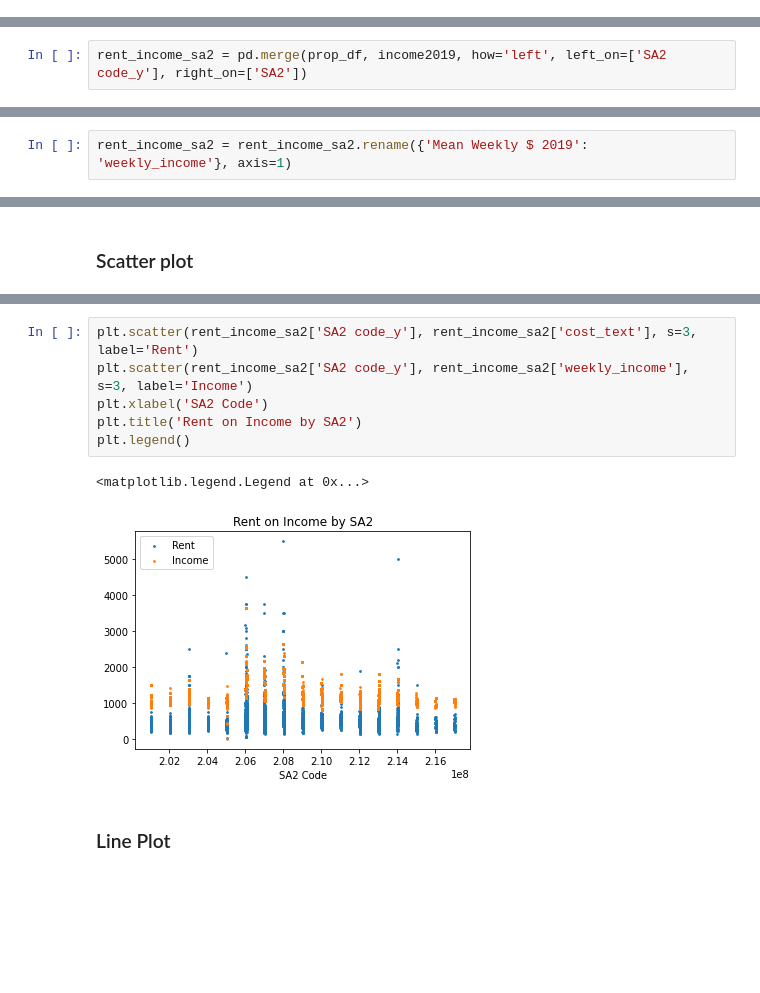
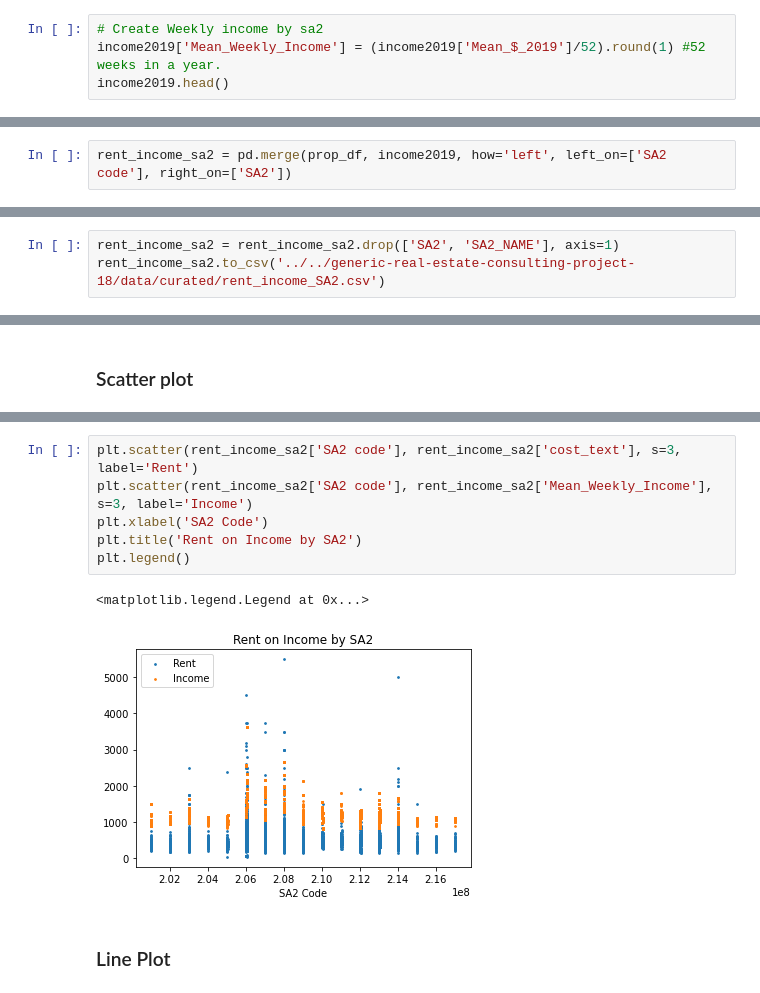
Before and after one commit to MAST30034-Applied-Data-Science/generic-real-estate-consulting-project-18, a Jupyter notebook: notebooks/Income_analysis.ipynb, the cells around one changed output, grey strips where cells are left out. Drawn from its saved outputs; the diff is of its cells as text; blank space fills up the shorter version.

```diff
--- a/notebooks/Income_analysis.ipynb
+++ b/notebooks/Income_analysis.ipynb
@@ -92,0 +159,4 @@ income2019
+# %%
+# Create Weekly income by sa2
+income2019['Mean_Weekly_Income'] = (income2019['Mean_$_2019']/52).round(1) #52 weeks in a year.
+income2019.head()
@@ -93,2 +177,2 @@ income2019
 # %%
-rent_income_sa2 = pd.merge(prop_df, income2019, how='left', left_on=['SA2 code_y'], right_on=['SA2'])
+rent_income_sa2 = pd.merge(prop_df, income2019, how='left', left_on=['SA2 code'], right_on=['SA2'])
@@ -111,5 +179,6 @@ rent_income_sa2.drop(['SA2', 'SA2 NAME'], axis=1)
-# %%
-rent_income_sa2 = rent_income_sa2.rename({'Mean Weekly $ 2019': 'weekly_income'}, axis=1)
+# %%
+rent_income_sa2 = rent_income_sa2.drop(['SA2', 'SA2_NAME'], axis=1)
+rent_income_sa2.to_csv('../../generic-real-estate-consulting-project-18/data/curated/rent_income_SA2.csv')
 # %%
 rent_income_sa2['num_property_type'] = rent_income_sa2['property_type']
 rent_income_sa2['num_property_type'].replace(['House', 'Apartment / Unit / Flat', 'Studio', 'Semi-Detached',
@@ -145,14 +214,14 @@ plt.show()
 # %% [output]
 [figure]
 # %%
-plt.scatter(rent_income_sa2['SA2 code_y'], rent_income_sa2['cost_text'], s=3, label='Rent')
-plt.scatter(rent_income_sa2['SA2 code_y'], rent_income_sa2['weekly_income'], s=3, label='Income')
+plt.scatter(rent_income_sa2['SA2 code'], rent_income_sa2['cost_text'], s=3, label='Rent')
+plt.scatter(rent_income_sa2['SA2 code'], rent_income_sa2['Mean_Weekly_Income'], s=3, label='Income')
 plt.xlabel('SA2 Code')
 plt.title('Rent on Income by SA2')
 plt.legend()
 # %% [output]
 <matplotlib.legend.Legend at 0x...>
-[figure, old version]
+[figure, new version]
 # %% [markdown]
 ### Line Plot
 # %%
```
Also changed, not shown: parts of 26 cells of this notebook, 1 other file.
